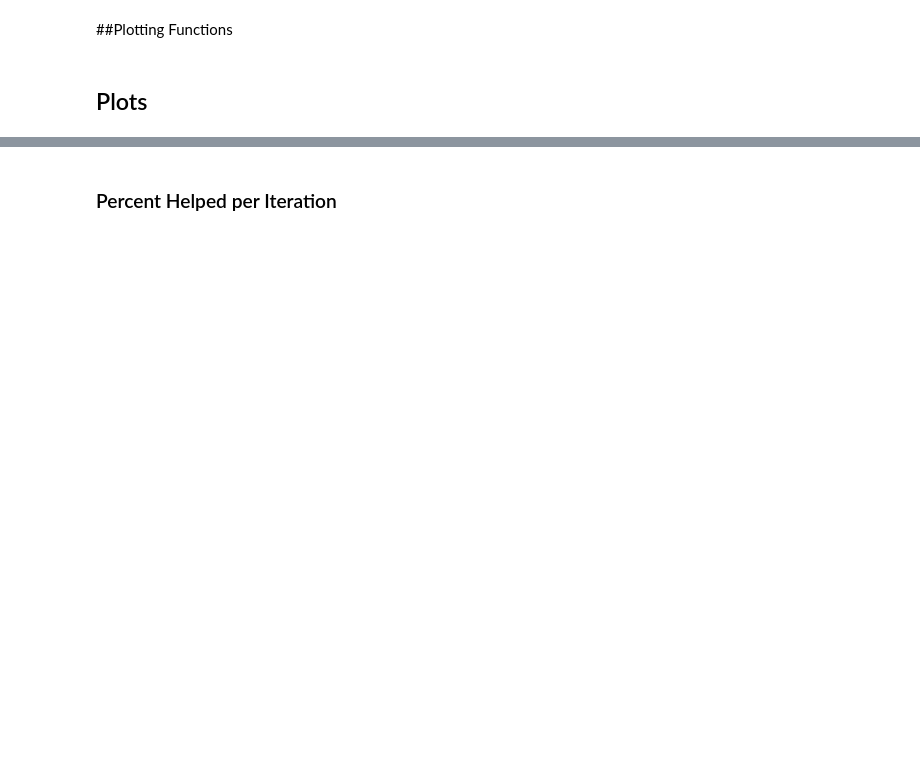
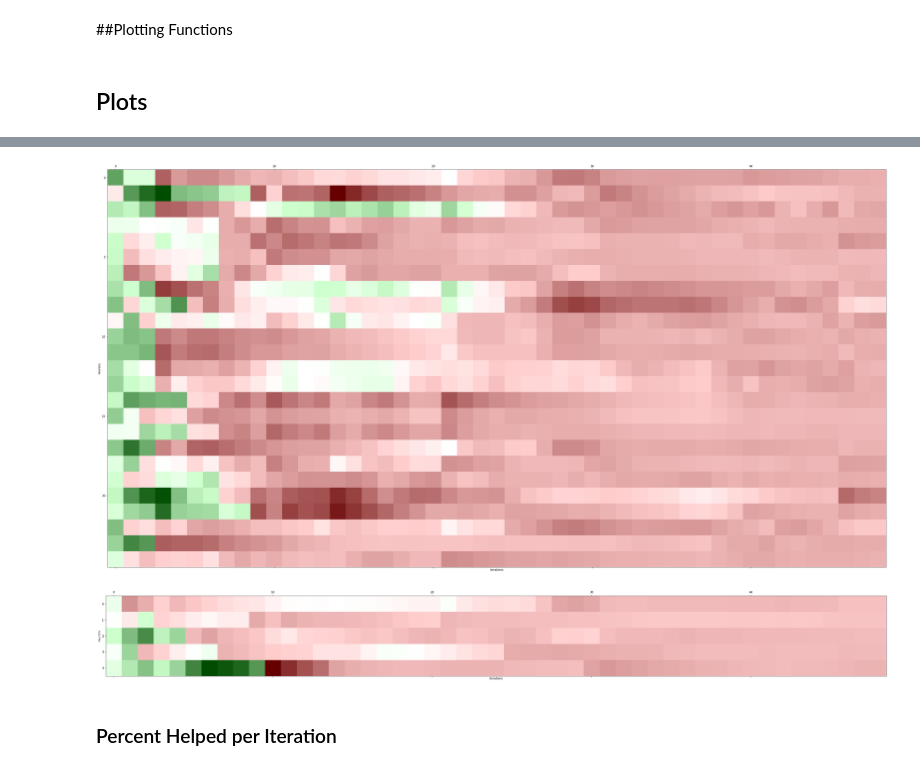
Before and after one commit to drwitt/BME_590_Tensorflow_Deep_Learning, a Jupyter notebook: DR_LCA_application_version.ipynb, the cells around one changed output, grey strips where cells are left out. Cells and saved outputs as stored; diff of their text form; code cells hidden in the pictures; blank space fills up the shorter version.

```diff
--- a/DR_LCA_application_version.ipynb
+++ b/DR_LCA_application_version.ipynb
@@ -584,0 +682,8 @@ lca_out = np.array(LCA_out)
+# %%
+plot_neurons_all_time_revised(lca_per_neuron_2)
+# %% [output]
+[figure, added]
+# %%
+plot_neurons_all_time_revised(lca_per_neuron_out)
+# %% [output]
+[figure, added]
```
Also changed, not shown: parts of 19 cells of this notebook.
